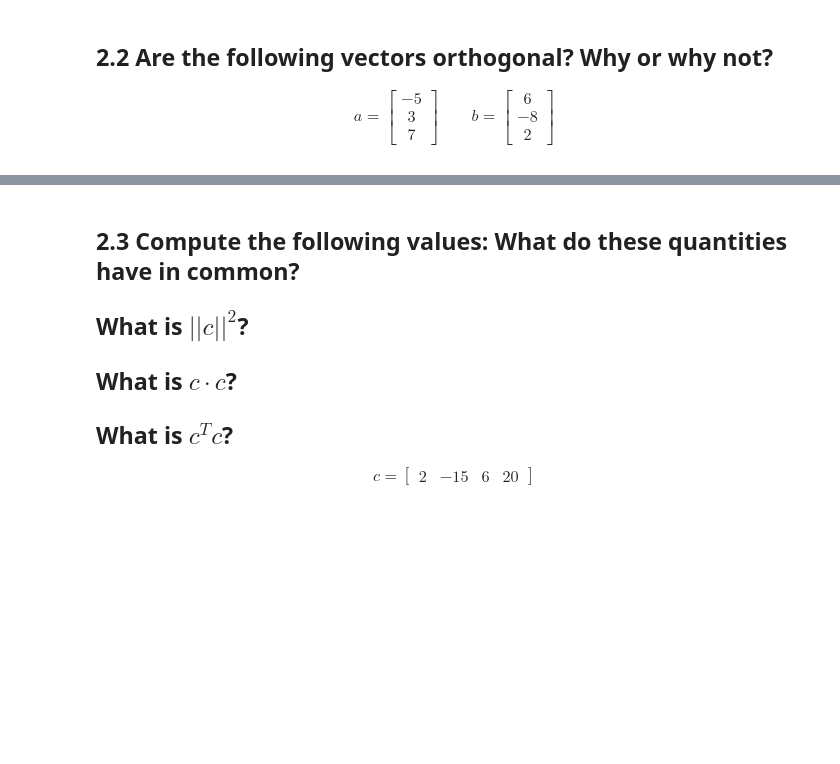
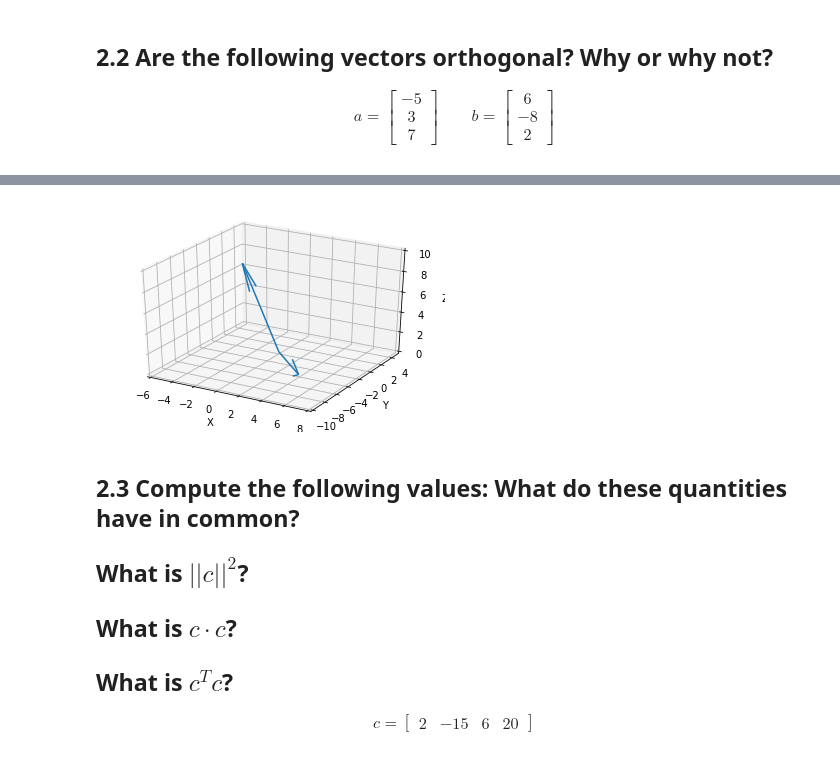
Before and after one commit to skhabiri/DS-Unit-1-Sprint-3-Linear-Algebra, a Jupyter notebook: module2-intermediate-linear-algebra/skhabiri_LS_DS_132_Intermediate_Linear_Algebra_Assignment.ipynb, the cells around one changed output, grey strips where cells are left out. Drawn from its saved outputs; the diff is of its cells as text; code cells hidden in the pictures; blank space fills up the shorter version.

```diff
--- a/module2-intermediate-linear-algebra/skhabiri_LS_DS_132_Intermediate_Linear_Algebra_Assignment.ipynb
+++ b/module2-intermediate-linear-algebra/skhabiri_LS_DS_132_Intermediate_Linear_Algebra_Assignment.ipynb
@@ -90,3 +234,16 @@ b = \begin{bmatrix} 6 \\ -8 \\ 2 \end{bmatrix}
+# %%
+fig = plt.figure()
+ax = fig.gca(projection='3d')
+ax.quiver((0,0), (0,0), (0,0), (a[0],b[0]), (a[1],b[1]), (a[2],b[2]), length=1)
+ax.set_xlim([-6, 8])
+ax.set_ylim([-10, 5])
+ax.set_zlim([0, 10])
+ax.set_xlabel('X')
+ax.set_ylabel('Y')
+ax.set_zlabel('Z')
+plt.show()
+# %% [output]
+[figure, added]
 # %% [markdown]
 ## 2.3 Compute the following values: What do these quantities have in common?
 
```
Also changed, not shown: parts of 30 cells of this notebook.
